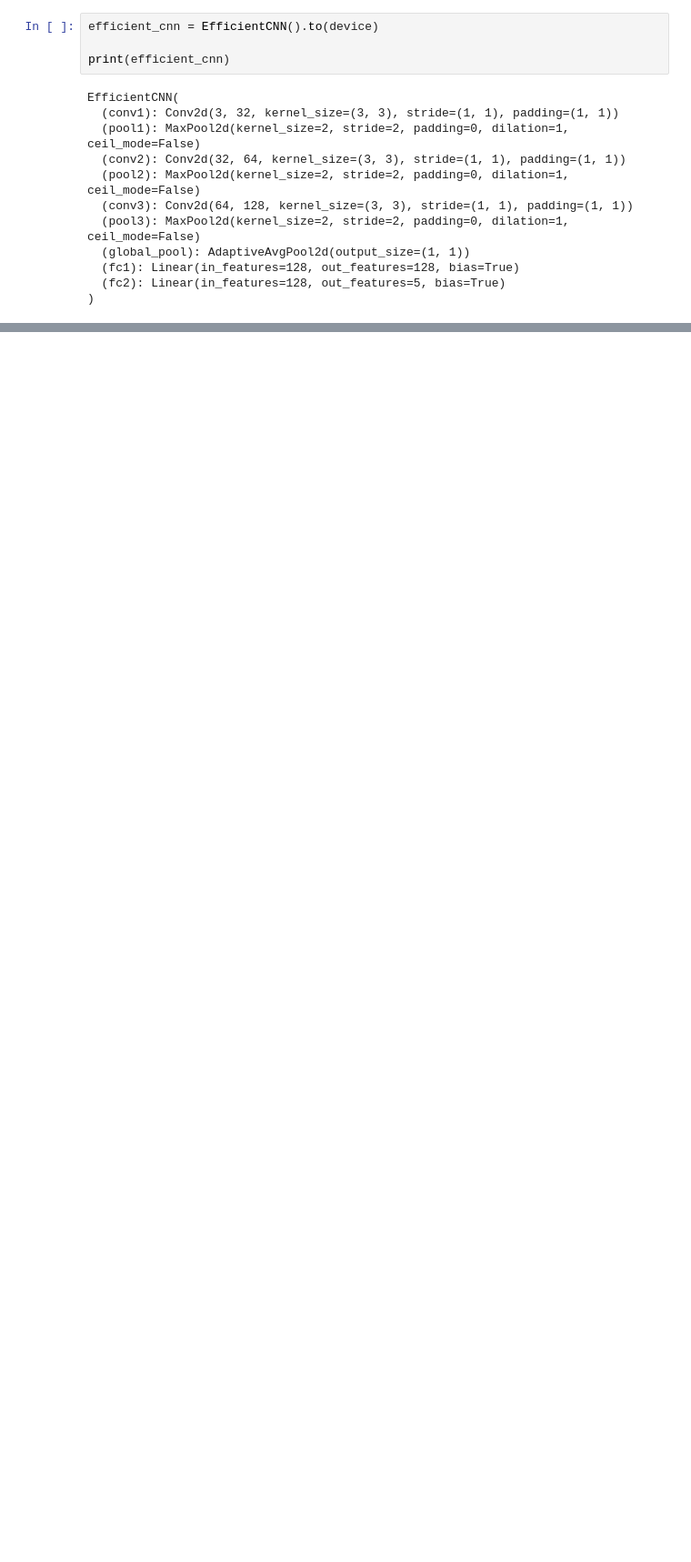
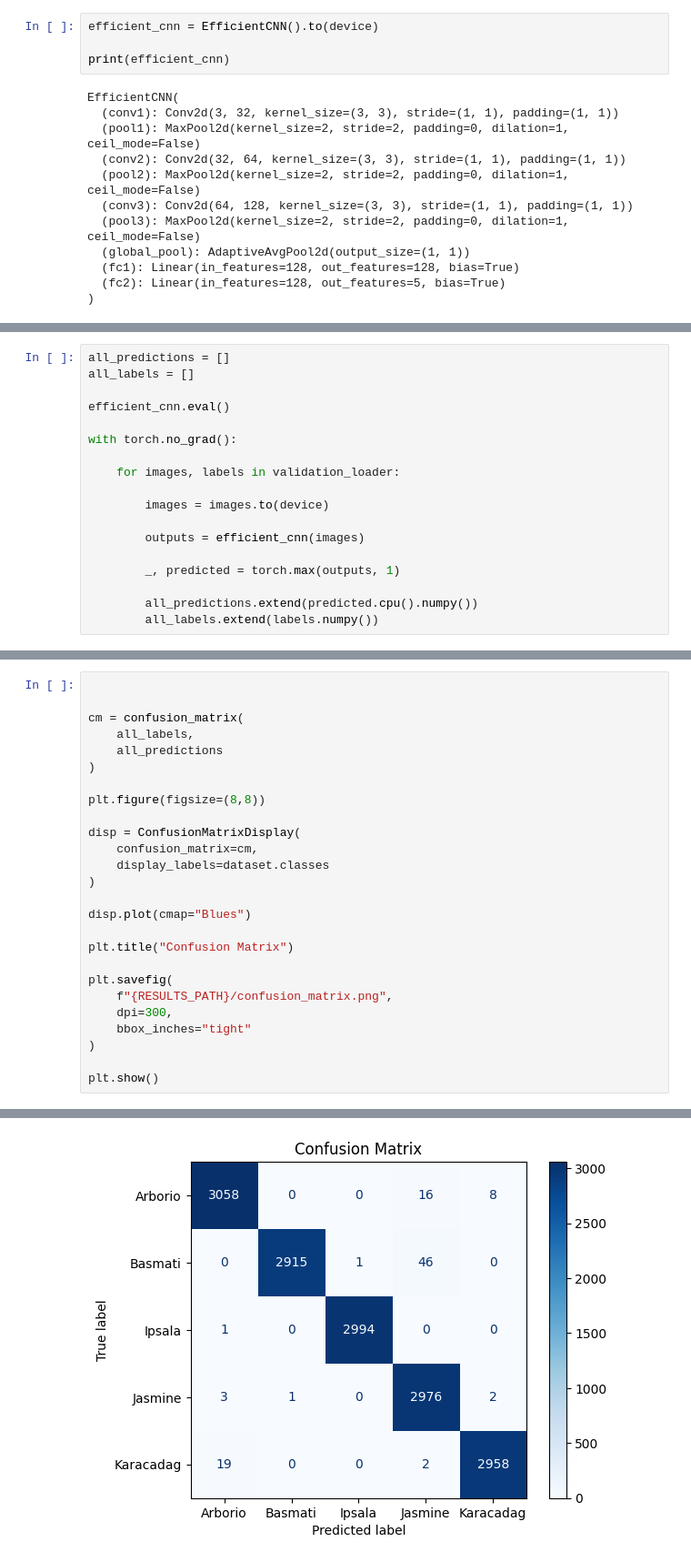
Before and after one commit to kosar-am/rice-classification-cnn, a Jupyter notebook: notebooks/04_pytorch_cnn.ipynb, the cells around one changed output, grey strips where cells are left out. Shown at 91% size. Cells and saved outputs as stored; diff of their text form; blank space fills up the shorter version.

```diff
--- a/notebooks/04_pytorch_cnn.ipynb
+++ b/notebooks/04_pytorch_cnn.ipynb
@@ -546,0 +786,18 @@ EfficientCNN(
+# %%
+all_predictions = []
+all_labels = []
+
+efficient_cnn.eval()
+
+with torch.no_grad():
+
+    for images, labels in validation_loader:
+
+        images = images.to(device)
+
+        outputs = efficient_cnn(images)
+
+        _, predicted = torch.max(outputs, 1)
+
+        all_predictions.extend(predicted.cpu().numpy())
+        all_labels.extend(labels.numpy())
@@ -546,0 +806,27 @@ EfficientCNN(
+# %%
+
+
+cm = confusion_matrix(
+    all_labels,
+    all_predictions
+)
+
+plt.figure(figsize=(8,8))
+
+disp = ConfusionMatrixDisplay(
+    confusion_matrix=cm,
+    display_labels=dataset.classes
+)
+
+disp.plot(cmap="Blues")
+
+plt.title("Confusion Matrix")
+
+plt.savefig(
+    f"{RESULTS_PATH}/confusion_matrix.png",
+    dpi=300,
+    bbox_inches="tight"
+)
+
+plt.show()
+# %% [output]
@@ -546,0 +834 @@ EfficientCNN(
+[figure, added]
```
Also changed, not shown: parts of 31 cells of this notebook.
